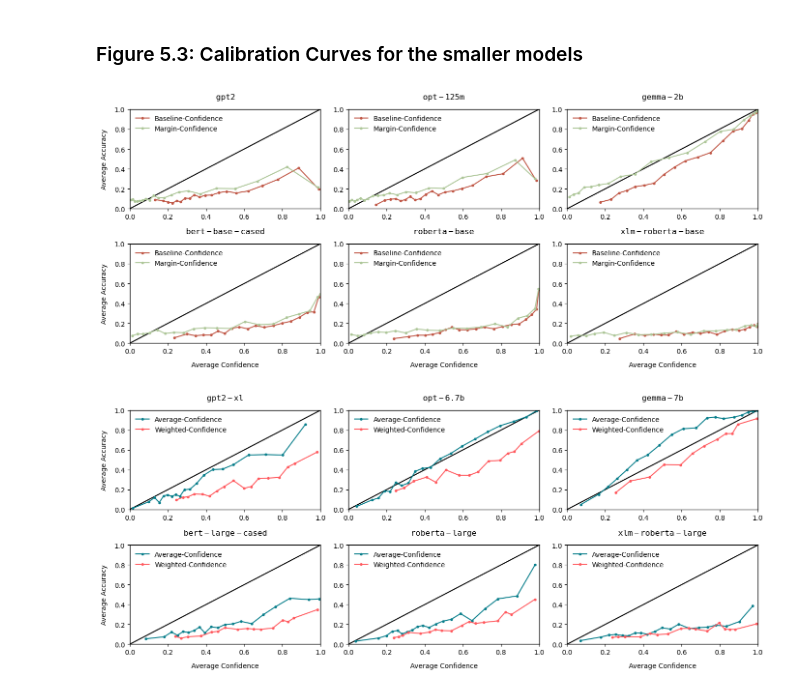
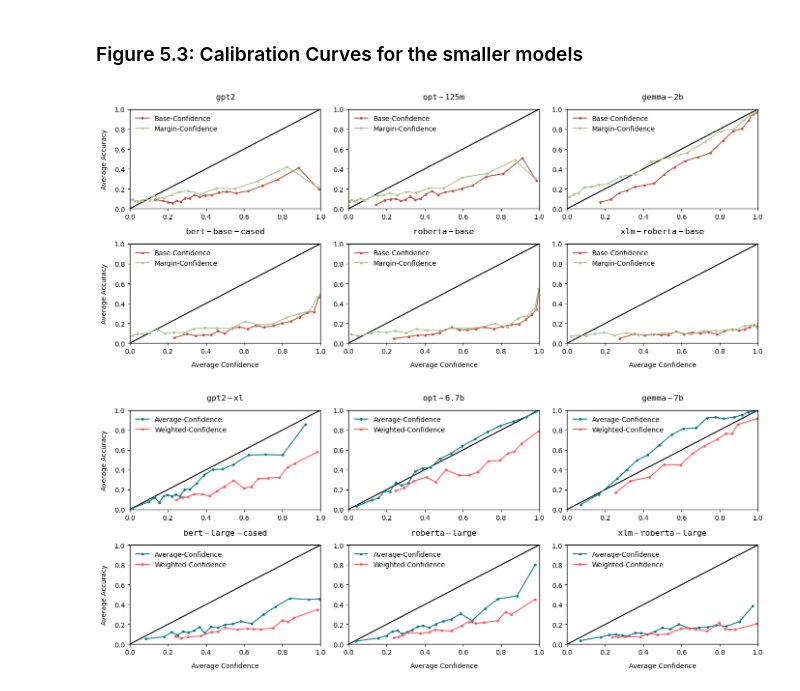
Before and after one commit to diamir707/LMsCONFonBEAR, a Jupyter notebook: results/e2estimates_eval.ipynb, the cells around one changed output. Saved outputs shown, nothing was run; the diff lists cells and outputs as text; code cells hidden in the pictures.

Commit message:
Renaming Baseline-Confidence -> Base-Confidence everywhere.

```diff
--- a/results/e2estimates_eval.ipynb
+++ b/results/e2estimates_eval.ipynb
@@ -126,7 +126,7 @@ models_info = [
         "df": gpt2,
         "pred_keys": ["correctly_predicted", "correctly_predicted"],
         "conf_keys": ["base_conf", "margin_conf"],
-        "labels": ["Baseline-Confidence", "Margin-Confidence"],
+        "labels": ["Base-Confidence", "Margin-Confidence"],
         "row": 0, "col": 0
     },
     {
@@ -134,7 +134,7 @@ models_info = [
         "df": opt125m,
         "pred_keys": ["correctly_predicted", "correctly_predicted"],
         "conf_keys": ["base_conf", "margin_conf"],
-        "labels": ["Baseline-Confidence", "Margin-Confidence"],
+        "labels": ["Base-Confidence", "Margin-Confidence"],
         "row": 0, "col": 1
     },
     {
@@ -142,7 +142,7 @@ models_info = [
         "df": gemma_2b,
         "pred_keys": ["correctly_predicted", "correctly_predicted"],
         "conf_keys": ["base_conf", "margin_conf"],
-        "labels": ["Baseline-Confidence", "Margin-Confidence"],
+        "labels": ["Base-Confidence", "Margin-Confidence"],
         "row": 0, "col": 2
     },
     {
@@ -150,7 +150,7 @@ models_info = [
         "df": bert_base,
         "pred_keys": ["correctly_predicted", "correctly_predicted"],
         "conf_keys": ["base_conf", "margin_conf"],
-        "labels": ["Baseline-Confidence", "Margin-Confidence"],
+        "labels": ["Base-Confidence", "Margin-Confidence"],
         "row": 1, "col": 0
     },
     {
@@ -158,42 +158,42 @@ models_info = [
         "df": roberta_base,
         "pred_keys": ["correctly_predicted", "correctly_predicted"],
         "conf_keys": ["base_conf", "margin_conf"],
-        "labels": ["Baseline-Confidence", "Margin-Confidence"],
+        "labels": ["Base-Confidence", "Margin-Confidence"],
         "row": 1, "col": 1
     },
     {
         "title": "xlm-roberta-base",
         "df": xlm_roberta_base,
         "pred_keys": ["correctly_predicted", "correctly_predicted"],
         "conf_keys": ["base_conf", "margin_conf"],
-        "labels": ["Baseline-Confidence", "Margin-Confidence"],
+        "labels": ["Base-Confidence", "Margin-Confidence"],
         "row": 1, "col": 2
     },
 ]
 
 _, axes = plt.subplots(2, 3, figsize=(14, 6), facecolor="white", sharey=True)
 
 for info in models_info:
     ax = axes[info["row"], info["col"]]
     plot_calibration_curve(
         title=rf"$\mathtt{{{info['title']}}}$",
         predictions=[info["df"][k].tolist() for k in info["pred_keys"]],
         confidences=[info["df"][k].tolist() for k in info["conf_keys"]],
         labels=info["labels"],
         linestyles=["solid"]*2,
         markers=["."]*2,
         colors=["#c05746", "#adc698"],
         axis=ax
     )
     if info["col"] > 0:
         ax.set_ylabel("")
     if info["row"] == 0:
         ax.set_xlabel("")
 plt.tight_layout()
 plt.savefig(graphics_path + "calibration_curves_small_models" + graphics_format, dpi=600)
 plt.show()
 # %% [output]
-[figure, old version]
+[figure, new version]
 # %%
 # Data for the larger models
 gemma_7b = instance_lvl_results[instance_lvl_results["model"] == "gemma-7b"]
```
Also changed, not shown: 2 other files.
